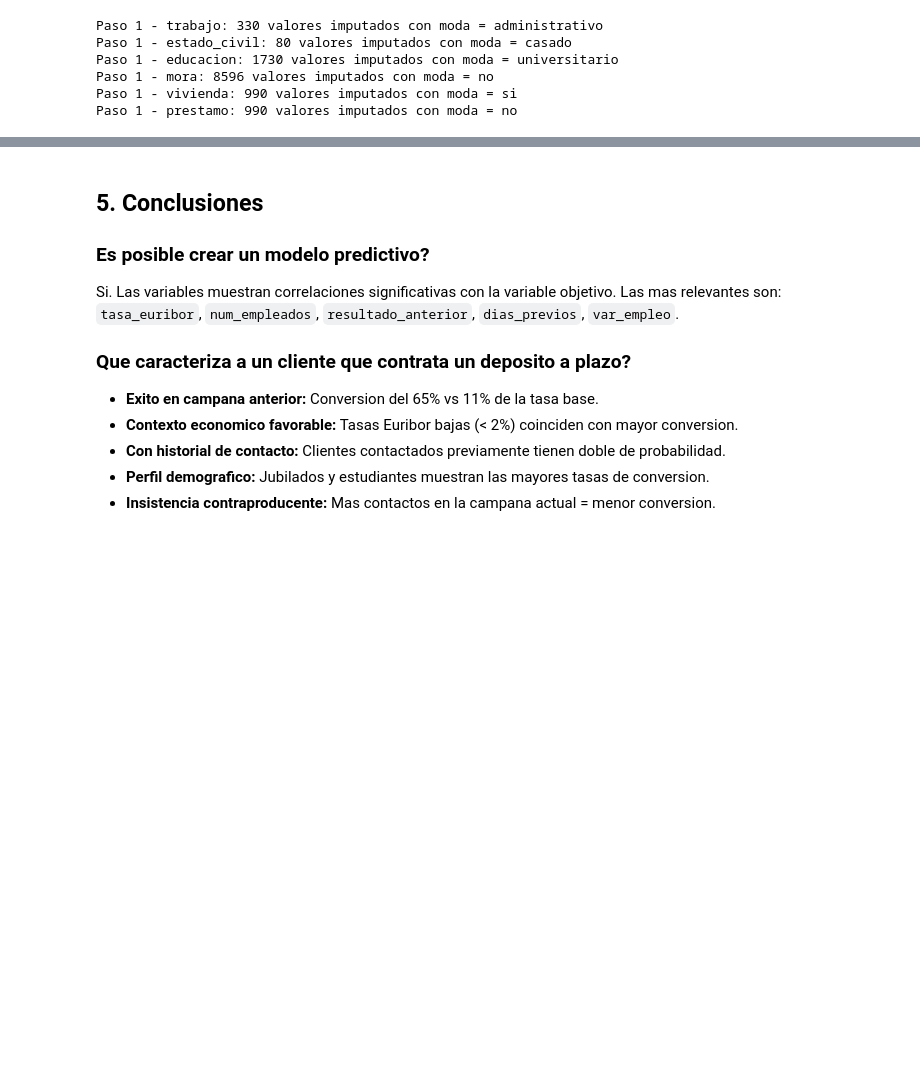
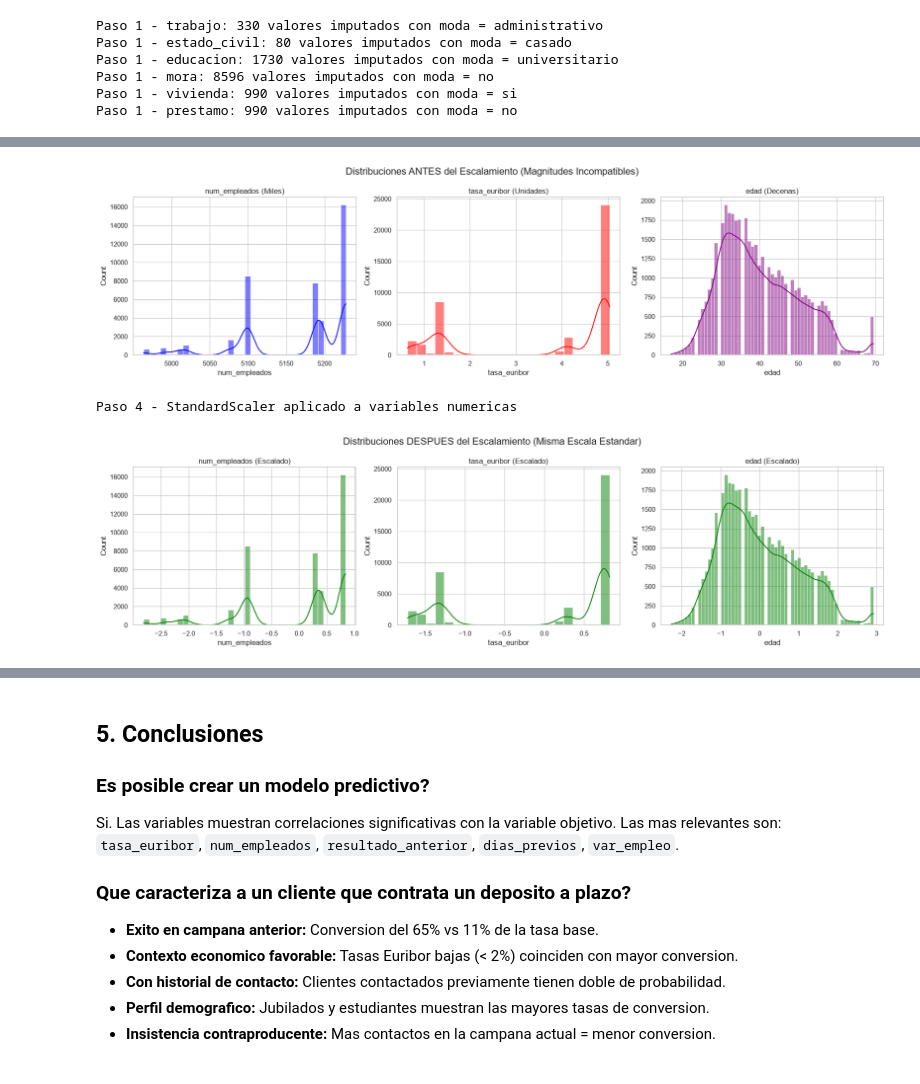
Before and after one commit to carlos31255/Ev3_preprocesamiento_banco, a Jupyter notebook: EV4_Analisis Exploratorio.ipynb, the cells around one changed output, grey strips where cells are left out. Drawn from its saved outputs; the diff is of its cells as text; code cells hidden in the pictures; blank space fills up the shorter version.

Commit message:
feat: mejoras de preprocesamiento avanzado (ordinal encoding y subplots) para 100% en EV4

```diff
--- a/EV2_Analisis Exploratorio.ipynb
+++ b/EV4_Analisis Exploratorio.ipynb
@@ -654,9 +667,18 @@ Paso 2B - Creada nueva variable categorica: grupo_etario
 # %%
-# Paso 3: One-Hot Encoding para variables categoricas
+# Paso 3A: Ordinal Encoding para variables con jerarquia
+orden_edu_map = {
+    'analfabeto': 1, 'basica_4': 2, 'basica_6': 3,
+    'basica_9': 4, 'media': 5, 'tecnico_prof': 6, 'universitario': 7
+}
+df_ml['educacion_ordinal'] = df_ml['educacion'].map(orden_edu_map)
+df_ml = df_ml.drop('educacion', axis=1) # Se elimina la original
+print('Paso 3A - Ordinal Encoding aplicado a: educacion')
+
+# Paso 3B: One-Hot Encoding para variables sin jerarquia
 cat_cols_ml = df_ml.select_dtypes(include=['object', 'category']).columns.drop('deposito_plazo', errors='ignore').tolist()
 n_antes = df_ml.shape[1]
 df_ml = pd.get_dummies(df_ml, columns=cat_cols_ml, drop_first=True)
 bool_cols = df_ml.select_dtypes(include=['bool']).columns
 df_ml[bool_cols] = df_ml[bool_cols].astype(int)
-print(f'Paso 3 - OHE: {n_antes} -> {df_ml.shape[1]} columnas')
+print(f'Paso 3B - OHE: Dataset paso de {n_antes} a {df_ml.shape[1]} columnas')
 # %% [output]
@@ -694,3 +693,34 @@ Paso 4 - StandardScaler aplicado a variables numericas (media=0, std=1)
+# %%
+# Variables a estandarizar
+num_cols_ml = ['edad','campana','dias_previos','anterior',
+               'var_empleo','indice_precios','indice_confianza','tasa_euribor','num_empleados']
+
+# Visualizacion ANTES del escalamiento (Panel Comparativo)
+fig, axes = plt.subplots(1, 3, figsize=(18, 5))
+sns.histplot(df_ml['num_empleados'], kde=True, color='blue', ax=axes[0]).set_title('num_empleados (Miles)')
+sns.histplot(df_ml['tasa_euribor'], kde=True, color='red', ax=axes[1]).set_title('tasa_euribor (Unidades)')
+sns.histplot(df_ml['edad'], kde=True, color='purple', ax=axes[2]).set_title('edad (Decenas)')
+fig.suptitle('Distribuciones ANTES del Escalamiento (Magnitudes Incompatibles)', fontsize=16)
+plt.tight_layout()
+plt.show()
+
+# Paso 4: StandardScaler
+scaler = StandardScaler()
+df_ml[num_cols_ml] = scaler.fit_transform(df_ml[num_cols_ml])
+print('Paso 4 - StandardScaler aplicado a variables numericas')
+
+# Visualizacion DESPUES del escalamiento (Panel Comparativo)
+fig, axes = plt.subplots(1, 3, figsize=(18, 5))
+sns.histplot(df_ml['num_empleados'], kde=True, color='green', ax=axes[0]).set_title('num_empleados (Escalado)')
+sns.histplot(df_ml['tasa_euribor'], kde=True, color='green', ax=axes[1]).set_title('tasa_euribor (Escalado)')
+sns.histplot(df_ml['edad'], kde=True, color='green', ax=axes[2]).set_title('edad (Escalado)')
+fig.suptitle('Distribuciones DESPUES del Escalamiento (Misma Escala Estandar)', fontsize=16)
+plt.tight_layout()
+plt.show()
+# %% [output]
+[figure, added]
+Paso 4 - StandardScaler aplicado a variables numericas
+[figure, added]
 # %%
 print(f'Dataset listo para ML: {df_ml.shape[0]:,} filas x {df_ml.shape[1]} columnas')
 print(f'Variable objetivo: deposito_plazo_num (1=si, 0=no)')
```
Also changed, not shown: parts of 10 cells of this notebook.
